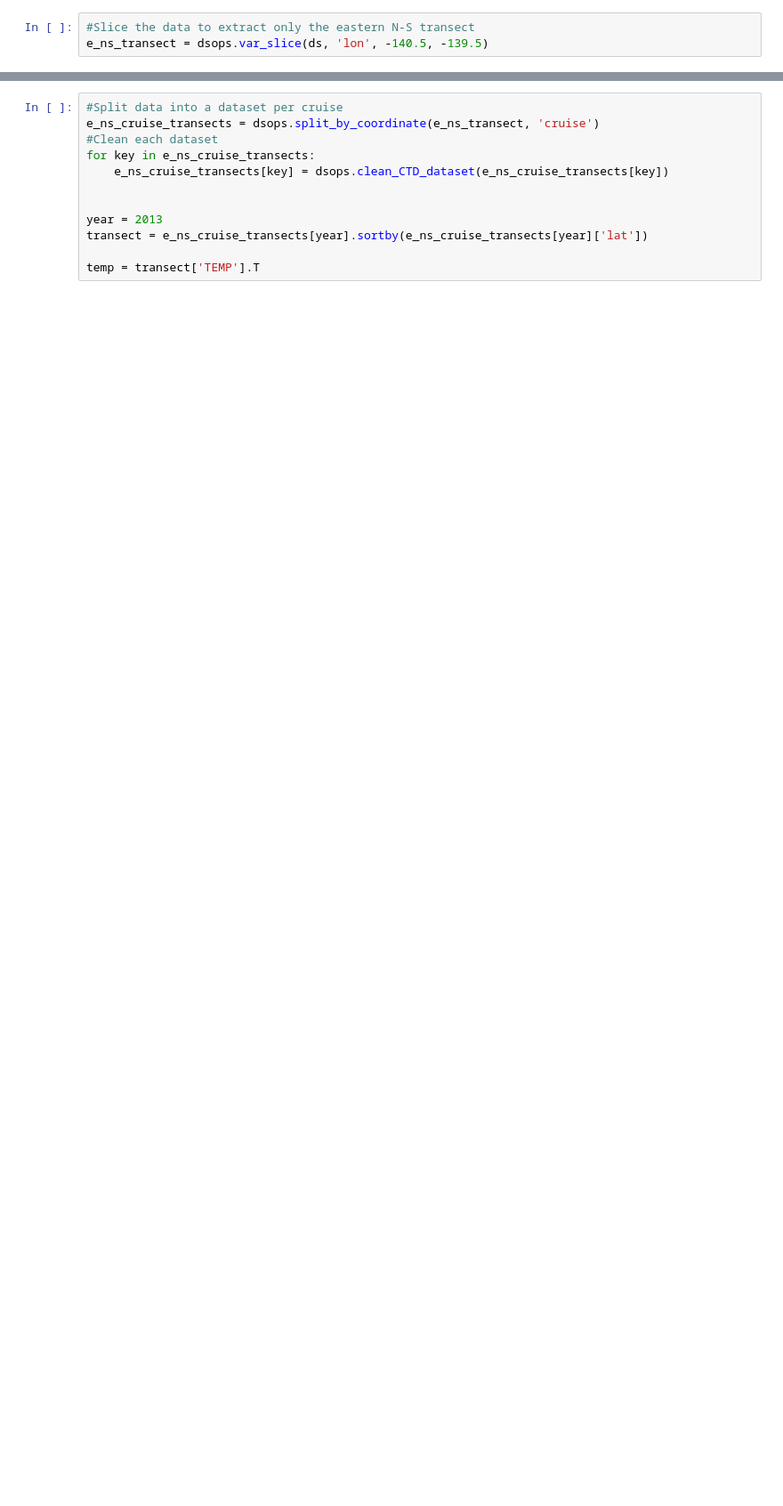
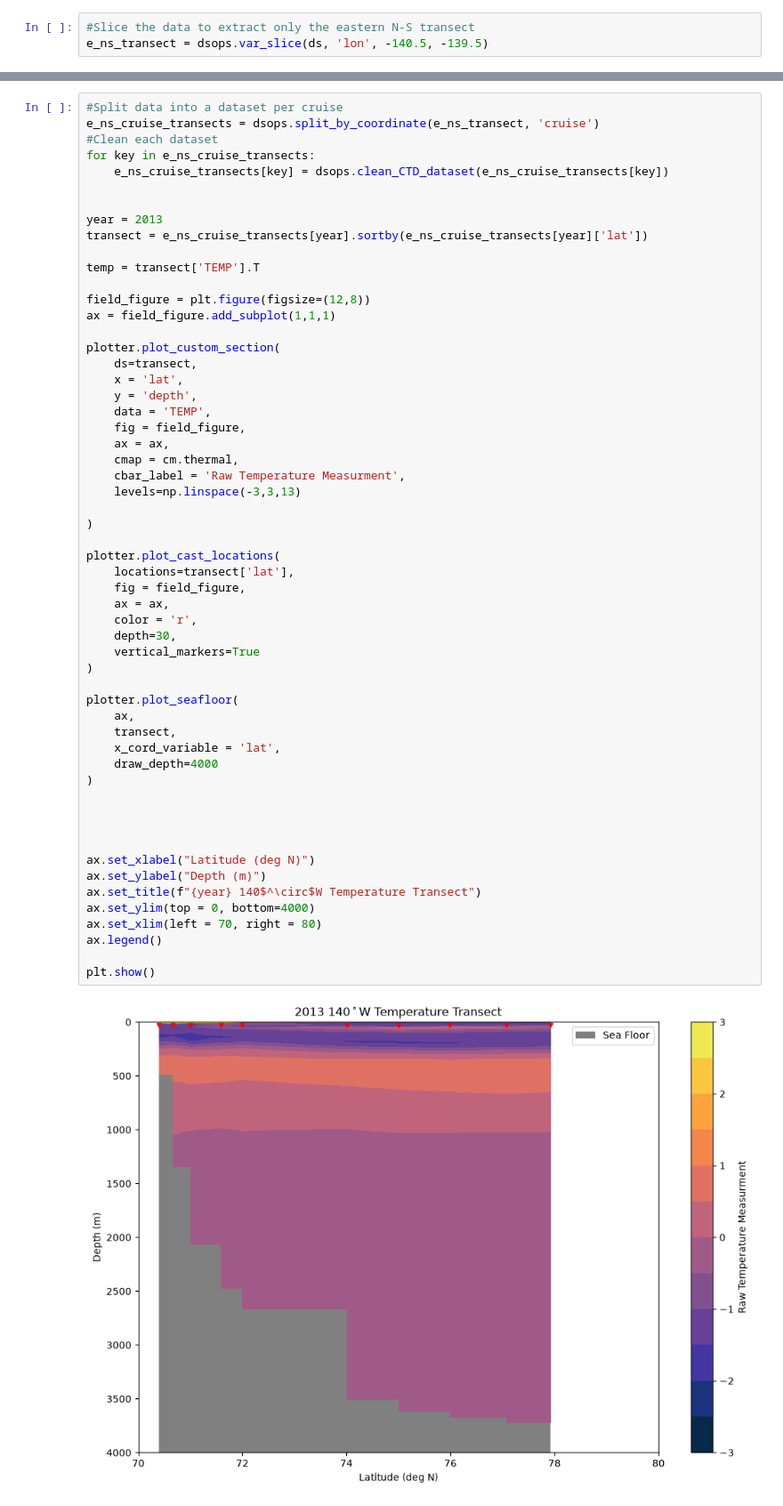
Before and after one commit to ben-sprague/3D-TEA-BAG, a Jupyter notebook: test.ipynb, the cells around one changed output, grey strips where cells are left out. Shown at 89% size. Drawn from its saved outputs; the diff is of its cells as text; blank space fills up the shorter version.

Commit message:
Add basic seafloor plotting function and CTD station vertical line option

```diff
--- a/test.ipynb
+++ b/test.ipynb
@@ -41,15 +43,61 @@ plt.show()
 # %%
 #Split data into a dataset per cruise
 e_ns_cruise_transects = dsops.split_by_coordinate(e_ns_transect, 'cruise')
 #Clean each dataset
 for key in e_ns_cruise_transects:
     e_ns_cruise_transects[key] = dsops.clean_CTD_dataset(e_ns_cruise_transects[key])
 
 
 year = 2013
 transect = e_ns_cruise_transects[year].sortby(e_ns_cruise_transects[year]['lat'])
 
 temp = transect['TEMP'].T
+
+field_figure = plt.figure(figsize=(12,8))
+ax = field_figure.add_subplot(1,1,1)
+
+plotter.plot_custom_section(
+    ds=transect,
+    x = 'lat',
+    y = 'depth',
+    data = 'TEMP',
+    fig = field_figure,
+    ax = ax,
+    cmap = cm.thermal,
+    cbar_label = 'Raw Temperature Measurment',
+    levels=np.linspace(-3,3,13)
+
+)
+
+plotter.plot_cast_locations(
+    locations=transect['lat'],
+    fig = field_figure,
+    ax = ax,
+    color = 'r',
+    depth=30,
+    vertical_markers=True
+)
+
+plotter.plot_seafloor(
+    ax,
+    transect,
+    x_cord_variable = 'lat',
+    draw_depth=4000
+)
+
+
+
+
+ax.set_xlabel("Latitude (deg N)")
+ax.set_ylabel("Depth (m)")
+ax.set_title(f"{year} 140$^\circ$W Temperature Transect")
+ax.set_ylim(top = 0, bottom=4000)
+ax.set_xlim(left = 70, right = 80)
+ax.legend()
+
+plt.show()
+# %% [output]
+[figure, added]
 # %%
 for cruise in e_ns_cruise_transects.keys():
     year = cruise
```
Also changed, not shown: parts of 2 cells of this notebook, 1 other file.
